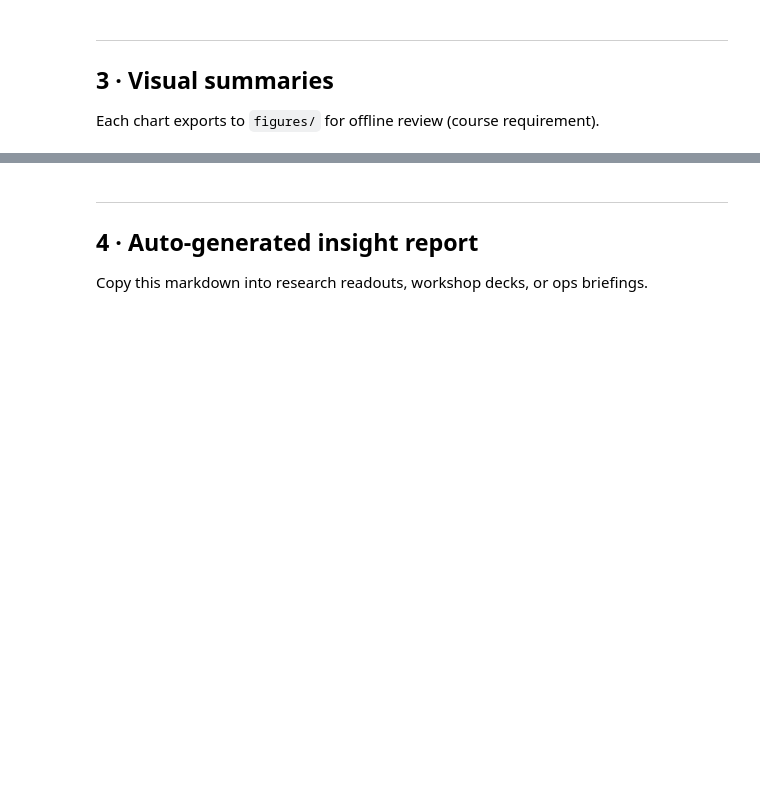
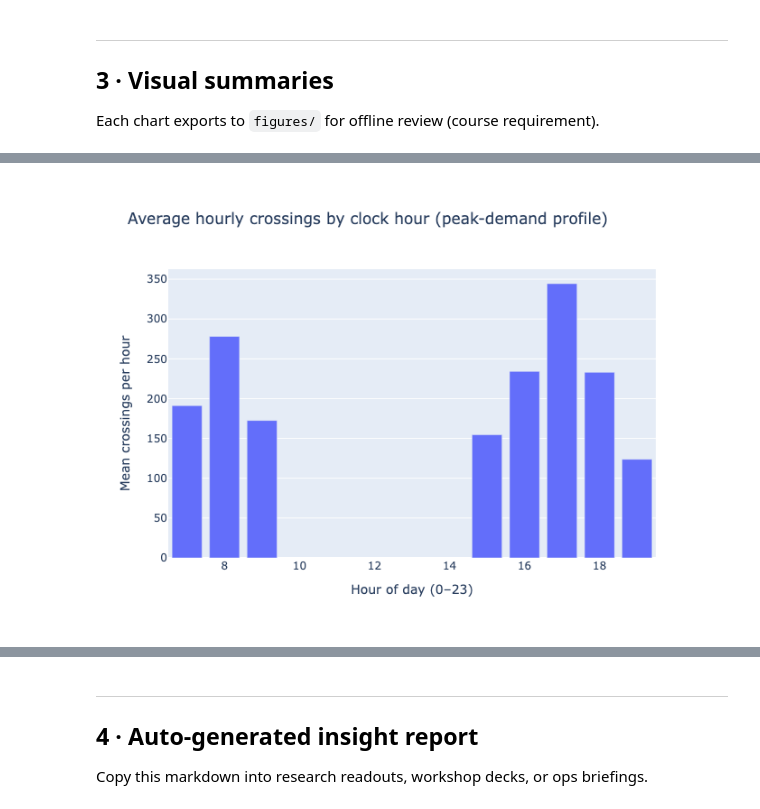
Before and after one commit to AnsirU/hcde530, a Jupyter notebook: MP2/mp2_notebook.ipynb, the cells around one changed output, grey strips where cells are left out. Cells and saved outputs as stored; diff of their text form; code cells hidden in the pictures; blank space fills up the shorter version.

```diff
--- a/MP2/mp2_notebook.ipynb
+++ b/MP2/mp2_notebook.ipynb
@@ -173,14 +180,16 @@ fig_month.show()
 # %%
 # Bar: top peak hours
 fig_peak = px.bar(
     peak_hours_df.sort_values("hour"),
     x="hour",
     y="avg_crossings",
     title="Average hourly crossings by clock hour (peak-demand profile)",
     labels={"hour": "Hour of day (0–23)", "avg_crossings": "Mean crossings per hour"},
 )
 fig_peak.write_image(FIG_DIR / "peak_hours.png")
-fig_peak.show()
+display(Image(filename=str(FIG_DIR / "peak_hours.png")))
+# %% [output]
+[figure, added]
 # %%
 # Stacked area proxy: west vs east monthly means
 monthly_dir = (
```
Also changed, not shown: parts of 5 cells of this notebook.
